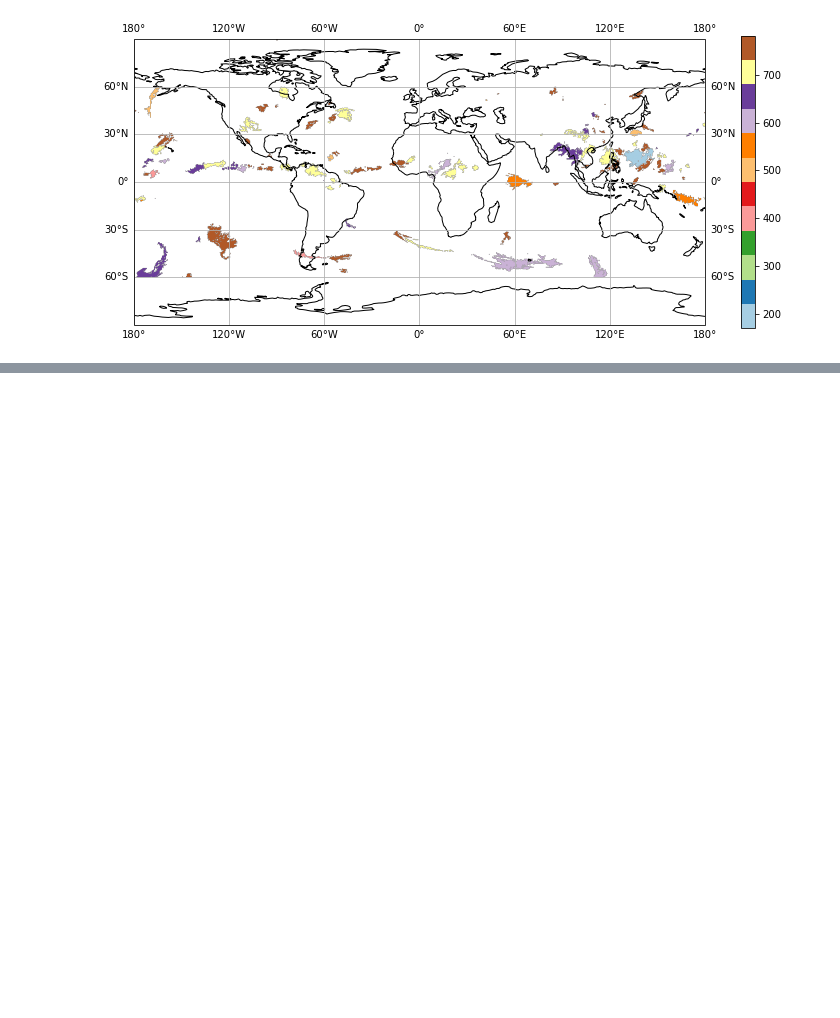
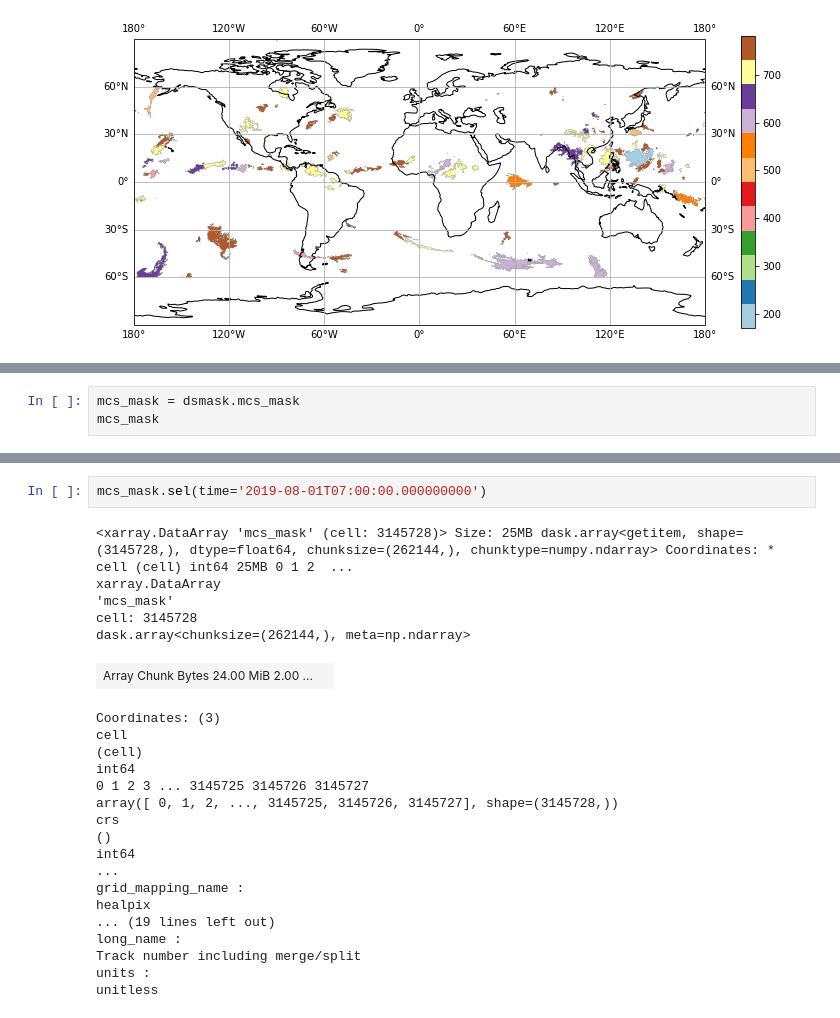
Before and after one commit to nick4cone/Hackathon, a Jupyter notebook: existing-tracks/tracks_dev.ipynb, the cells around one changed output, grey strips where cells are left out. Saved outputs shown, nothing was run; the diff lists cells and outputs as text; blank space fills up the shorter version.

Commit message:
mask and track

```diff
--- a/existing-tracks/tracks_dev.ipynb
+++ b/existing-tracks/tracks_dev.ipynb
@@ -369,0 +372,3 @@ plt.colorbar(img, shrink=0.55)
+# %%
+mcs_mask = dsmask.mcs_mask
+mcs_mask
@@ -369,0 +430,26 @@ plt.colorbar(img, shrink=0.55)
+# %%
+mcs_mask.sel(time='2019-08-01T07:00:00.000000000')
+# %% [output]
+<xarray.DataArray 'mcs_mask' (cell: 3145728)> Size: 25MB dask.array<getitem, shape=(3145728,), dtype=float64, chunksize=(262144,), chunktype=numpy.ndarray> Coordinates: * cell (cell) int64 25MB 0 1 2  ...
+xarray.DataArray
+'mcs_mask'
+cell: 3145728
+dask.array<chunksize=(262144,), meta=np.ndarray>
+| Array Chunk Bytes 24.00 MiB 2.00 ... |  |
+Coordinates: (3)
+cell
+(cell)
+int64
+0 1 2 3 ... 3145725 3145726 3145727
+array([ 0, 1, 2, ..., 3145725, 3145726, 3145727], shape=(3145728,))
+crs
+()
+int64
+...
+grid_mapping_name :
+healpix
+... (19 lines left out)
+long_name :
+Track number including merge/split
+units :
+unitless
```
Also changed, not shown: parts of 7 cells of this notebook.
